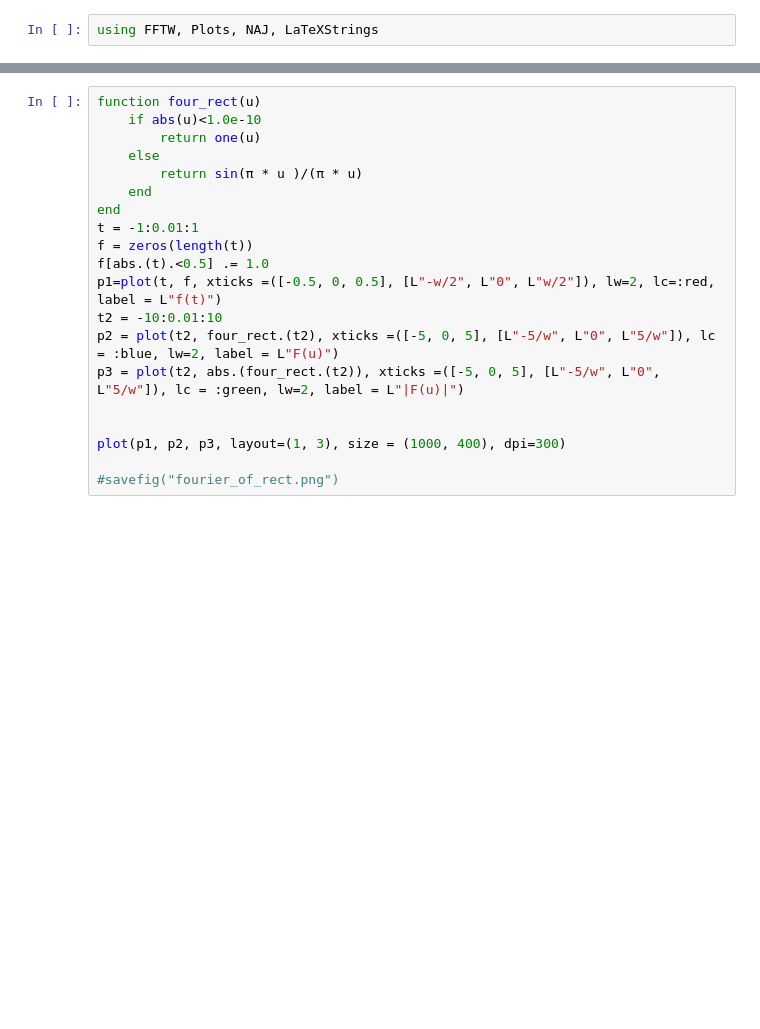
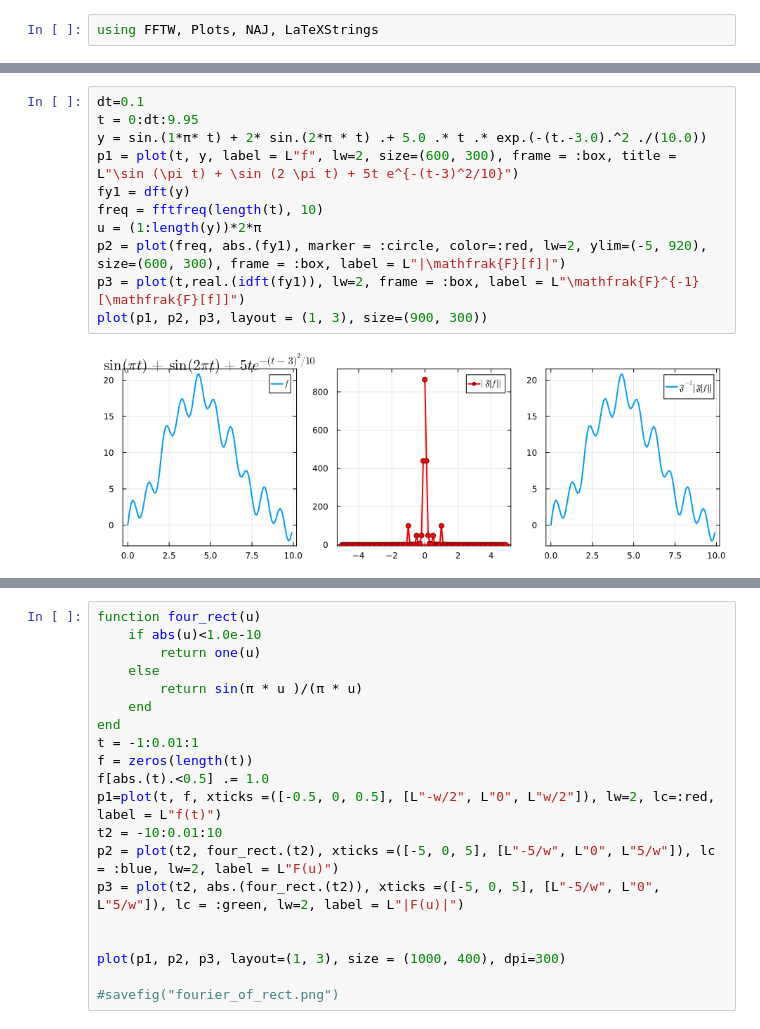
Before and after one commit to Julia-KAERI/Julia-kaeri.github.io, a Jupyter notebook: src/image_processing/notebooks/img03.ipynb, the cells around one changed output, grey strips where cells are left out. Saved outputs shown, nothing was run; the diff lists cells and outputs as text; blank space fills up the shorter version.

```diff
--- a/src/image_processing/notebooks/img03.ipynb
+++ b/src/image_processing/notebooks/img03.ipynb
@@ -15,3 +16,16 @@ plot(p1, p2, p3, layout = (1, 3), size=(800, 300))
+# %%
+dt=0.1
+t = 0:dt:9.95
+y = sin.(1*π* t) + 2* sin.(2*π * t) .+ 5.0 .* t .* exp.(-(t.-3.0).^2 ./(10.0))
+p1 = plot(t, y, label = L"f", lw=2, size=(600, 300), frame = :box, title = L"\sin (\pi t) + \sin (2 \pi t) + 5t e^{-(t-3)^2/10}")
+fy1 = dft(y)
+freq = fftfreq(length(t), 10)
+u = (1:length(y))*2*π
+p2 = plot(freq, abs.(fy1), marker = :circle, color=:red, lw=2, ylim=(-5, 920), size=(600, 300), frame = :box, label = L"|\mathfrak{F}[f]|")
+p3 = plot(t,real.(idft(fy1)), lw=2, frame = :box, label = L"\mathfrak{F}^{-1}[\mathfrak{F}[f]]")
+plot(p1, p2, p3, layout = (1, 3), size=(900, 300))
+# %% [output]
+[figure, added]
 # %%
 p2 = scatter((1:length(y)), abs.(fy1), color=:red, frame = :box, label = "FFT")
 # %% [output]
```
Also changed, not shown: parts of 3 cells of this notebook, 3 other files.
